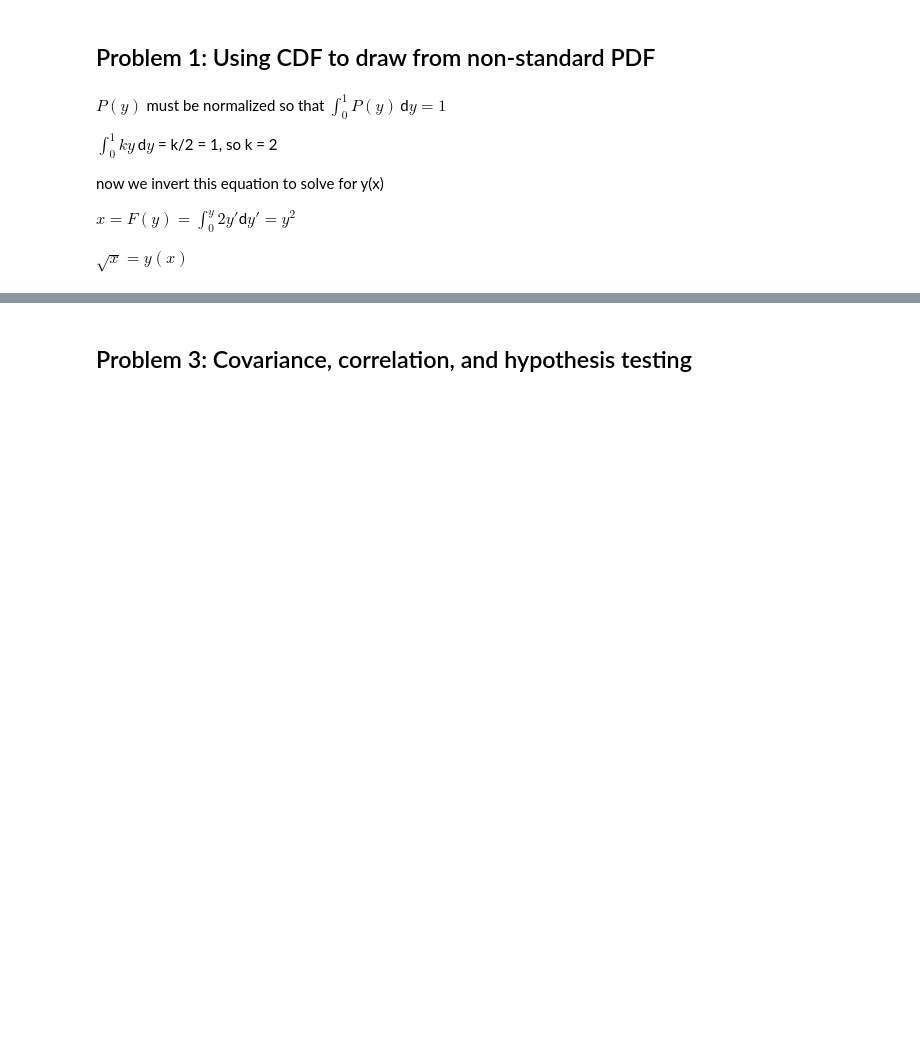
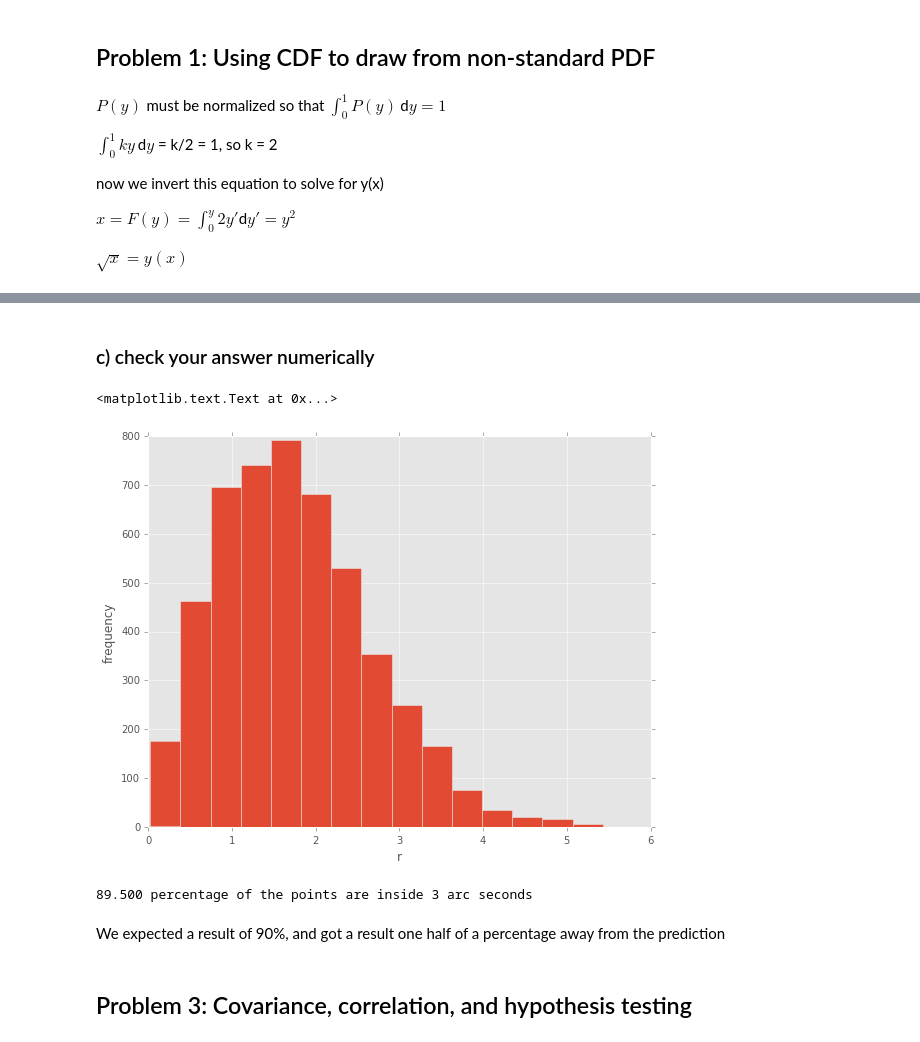
Before and after one commit to ih64/ast266_data_analysis, a Jupyter notebook: HW3/PHY266_HW3.ipynb, the cells around one changed output, grey strips where cells are left out. Saved outputs shown, nothing was run; the diff lists cells and outputs as text; code cells hidden in the pictures; blank space fills up the shorter version.

```diff
--- a/HW3/PHY266_HW3.ipynb
+++ b/HW3/PHY266_HW3.ipynb
@@ -32,3 +92,39 @@ plt.xlabel('y')
+# %% [markdown]
+### c) check your answer numerically
+# %%
+#first lets define x and y by drawing 5000 samples from a gaussian pdf
+#with mean = 0 and variance = to what we found above
+
+sig=3.0/np.sqrt(2 * np.log(10))
+x=np.random.normal(0,sig,5000)
+y=np.random.normal(0,sig,5000)
+
+#now define r
+r = np.sqrt(np.square(x) + np.square(y))
+
+#lets plot up a histogram of r to see if it looks the way we expect
+#we expect something like r*exp(-r^2 / 2sigma)
+plt.figure(figsize=(9,7))
+plt.hist(r, bins=15)
+plt.xlabel('r')
+plt.ylabel('frequency')
+# %% [output]
+<matplotlib.text.Text at 0x...>
+[figure, added]
+# %%
+#to determine what percentage of points is inside 3 arc seconds
+#let us mask out those values which are inside 3 arcseconds and then do some accounting
+
+mask=r>=3
+num_out=r[mask].size
+frac_out = float(num_out/5000.0)
+percent_out = 100*frac_out
+percent_in=100-percent_out
+print "%.3f percentage of the points are inside 3 arc seconds" %percent_in
+# %% [output]
+89.500 percentage of the points are inside 3 arc seconds
+# %% [markdown]
+We expected a result of 90%, and got a result one half of a percentage away from the prediction
 # %% [markdown]
 ## Problem 3: Covariance, correlation, and hypothesis testing
 # %%
```
Also changed, not shown: parts of 10 cells of this notebook.
